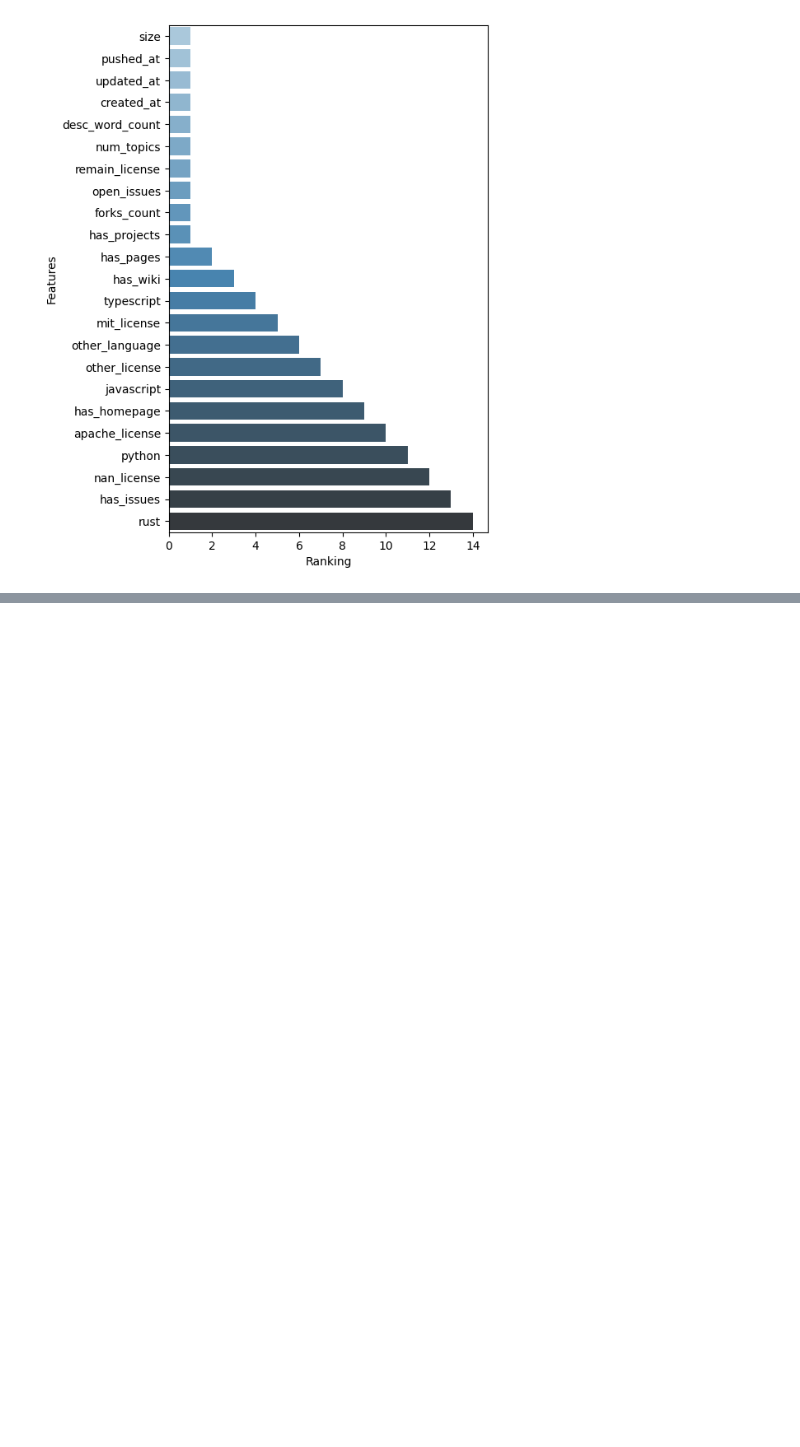
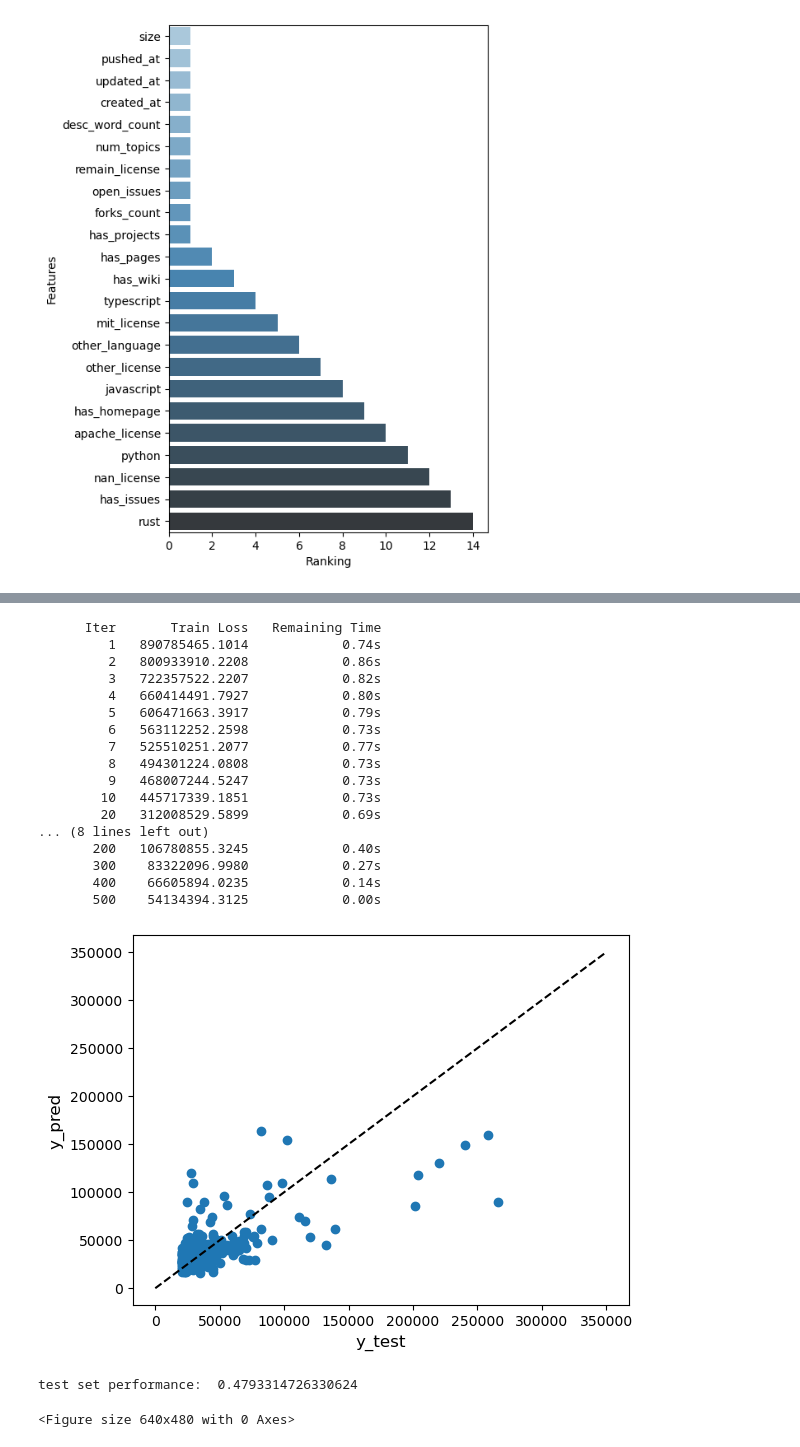
Before and after one commit to EmaDulj/Data-Engineering-II-Project, a Jupyter notebook: visualization.ipynb, the cells around one changed output, grey strips where cells are left out. Saved outputs shown, nothing was run; the diff lists cells and outputs as text; code cells hidden in the pictures; blank space fills up the shorter version.

```diff
--- a/visualization.ipynb
+++ b/visualization.ipynb
@@ -155,0 +168,56 @@ Name: Features, dtype: object
+# %%
+from joblib import dump, load
+from numpy import loadtxt
+import numpy as np
+from sklearn.preprocessing import StandardScaler
+from sklearn.model_selection import train_test_split
+import pandas as pd
+from sklearn.metrics import r2_score
+from sklearn.ensemble import GradientBoostingRegressor
+
+# load the dataset
+dataset = pd.read_csv('1000random.csv')
+#dataset = pd.read_csv('with_author_details.csv')
+#dataset['author_type'] = dataset.author_type.apply(lambda x: 1 if x=='User' else 0)
+X = dataset.drop(['stars'] , axis =1)
+y = dataset.stars
+
+#s = StandardScaler()
+#X = s.fit_transform(X)
+
+X_train, X_test, y_train, y_test = train_test_split(X, y, test_size=0.30, random_state=42)
+clf = GradientBoostingRegressor(verbose = 1, n_estimators = 500,max_depth=2,random_state=42)
+clf.fit(X_train, y_train)
+
+test_score = r2_score(y_test, clf.predict(X_test))
+plt.scatter(y_test, clf.predict(X_test))
+plt.xlabel('y_test', fontsize=12)
+plt.ylabel('y_pred', fontsize=12)
+xlim = [0, 350000]
+ylim = [0, 350000]
+plt.plot(xlim, ylim, '--k')
+plt.savefig('gradientBoost.png')
+plt.show()
+
+print("test set performance: ", test_score)
+# %% [output]
+      Iter       Train Loss   Remaining Time
+         1   890785465.1014            0.74s
+         2   800933910.2208            0.86s
+         3   722357522.2207            0.82s
+         4   660414491.7927            0.80s
+         5   606471663.3917            0.79s
+         6   563112252.2598            0.73s
+         7   525510251.2077            0.77s
+         8   494301224.0808            0.73s
+         9   468007244.5247            0.73s
+        10   445717339.1851            0.73s
+        20   312008529.5899            0.69s
+... (8 lines left out)
+       200   106780855.3245            0.40s
+       300    83322096.9980            0.27s
+       400    66605894.0235            0.14s
+       500    54134394.3125            0.00s
+[figure, added]
+test set performance:  0.4793314726330624
+<Figure size 640x480 with 0 Axes>
```
Also changed, not shown: parts of 3 cells of this notebook, 6 other files.
